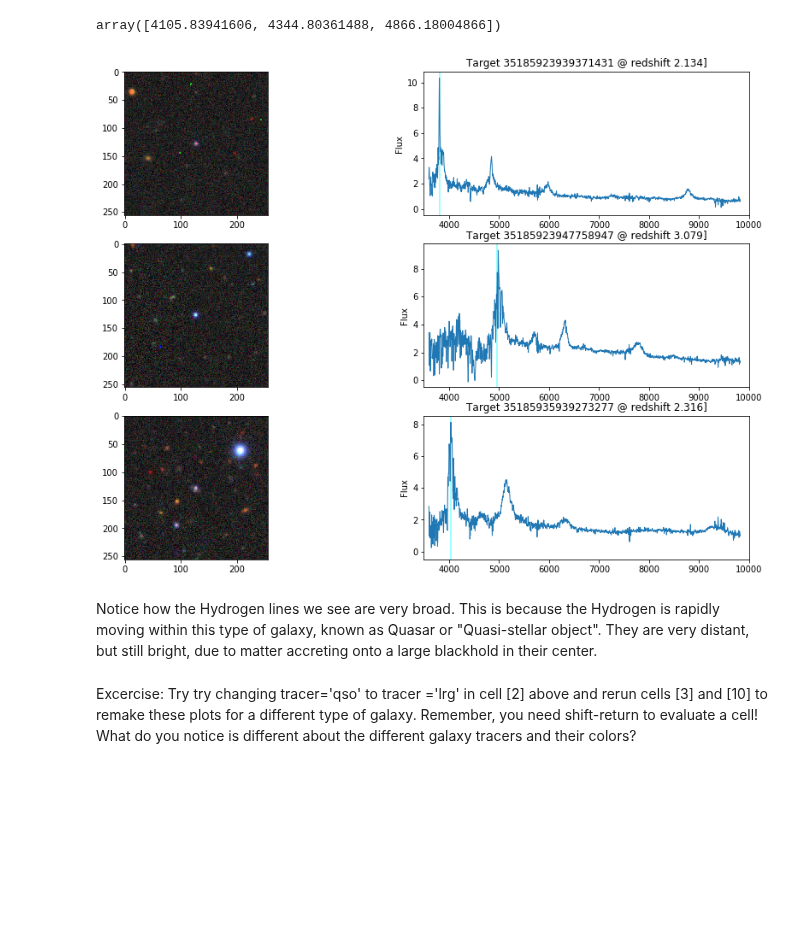
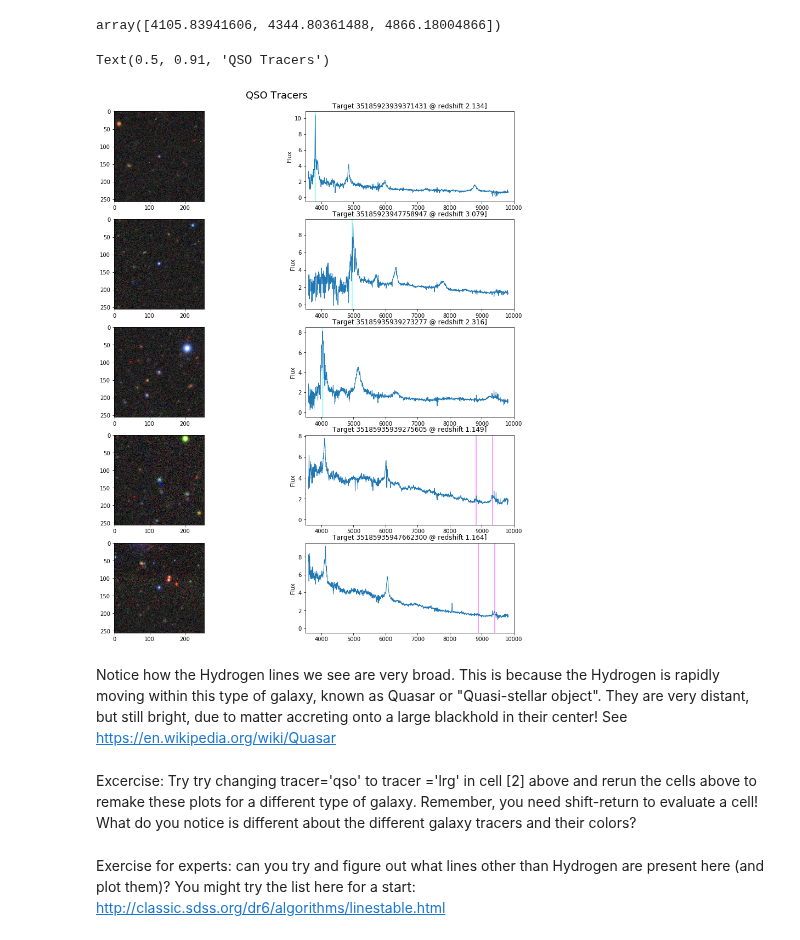
Before and after one commit to DESIHIGH/desihigh, a Jupyter notebook: DESI.ipynb, the cells around one changed output. Drawn from its saved outputs; the diff is of its cells as text; code cells hidden in the pictures; blank space fills up the shorter version.

```diff
--- a/DESI.ipynb
+++ b/DESI.ipynb
@@ -64,30 +68,36 @@ Balmers
 # %% [output]
 array([4105.83941606, 4344.80361488, 4866.18004866])
 # %%
-ngal       = 3
+ngal       = 5
 
 fig, axes  = plt.subplots(ngal, 2, figsize=(15., 3.5 * ngal))
 
 for i, tid in enumerate(redshifts['TARGETID'][:ngal]):
   redshift = redshifts['Z'][i]
 
   axes[i,1].axvline((1. + redshift) * Lya, c='cyan', alpha=0.5)
 
   for balmer in Balmers:
     axes[i,1].axvline((1. + redshift) * balmer, c='magenta', alpha=0.5)
 
   axes[i,1].plot(spectra['WAVELENGTH'], spectra['TARGET{:d}'.format(tid)], lw=1)
   axes[i,1].set_title('Target {} @ redshift {:.3f}]'.format(tid, redshift))
 
   axes[i,1].set_xlim(3.5e3, 1.e4)
   axes[i,1].set_ylim(bottom=-0.5)
 
   axes[i,1].set_ylabel('Flux')
 
   cutout(axes[i,0], redshifts['TARGET_RA'][i], redshifts['TARGET_DEC'][i])
+
+fig.suptitle('{} Tracers'.format(tracers[0].upper()), fontsize=18, y=0.91)
 # %% [output]
+Text(0.5, 0.91, 'QSO Tracers')
-[figure, old version]
+[figure, new version]
 # %% [markdown]
-Notice how the Hydrogen lines we see are very broad.  This is because the Hydrogen is rapidly moving within this type of galaxy, known as Quasar or "Quasi-stellar object".  They are very distant, but still bright, due to matter accreting onto a large blackhold in their center.
+Notice how the Hydrogen lines we see are very broad.  This is because the Hydrogen is rapidly moving within this type of galaxy, known as Quasar or "Quasi-stellar object".  They are very distant, but still bright, due to matter accreting onto a large blackhold in their center!  See https://en.wikipedia.org/wiki/Quasar
 # %% [markdown]
-Excercise:  Try try changing tracer='qso' to tracer ='lrg' in cell [2] above and rerun cells [3] and [10] to remake these plots for a different type of galaxy.  Remember, you need shift-return to evaluate a cell!  What do you notice is different about the different galaxy tracers and their colors?
+Excercise:  Try try changing tracer='qso' to tracer ='lrg' in cell [2] above and rerun the cells above to remake these plots for a different type of galaxy.  Remember, you need shift-return to evaluate a cell!  What do you notice is different about the different galaxy tracers and their colors?
+# %% [markdown]
+Exercise for experts:  can you try and figure out what lines other than Hydrogen are present here (and plot them)?
+You might try the list here for a start: http://classic.sdss.org/dr6/algorithms/linestable.html
```
Also changed, not shown: parts of 1 cell of this notebook, 10 other files.
